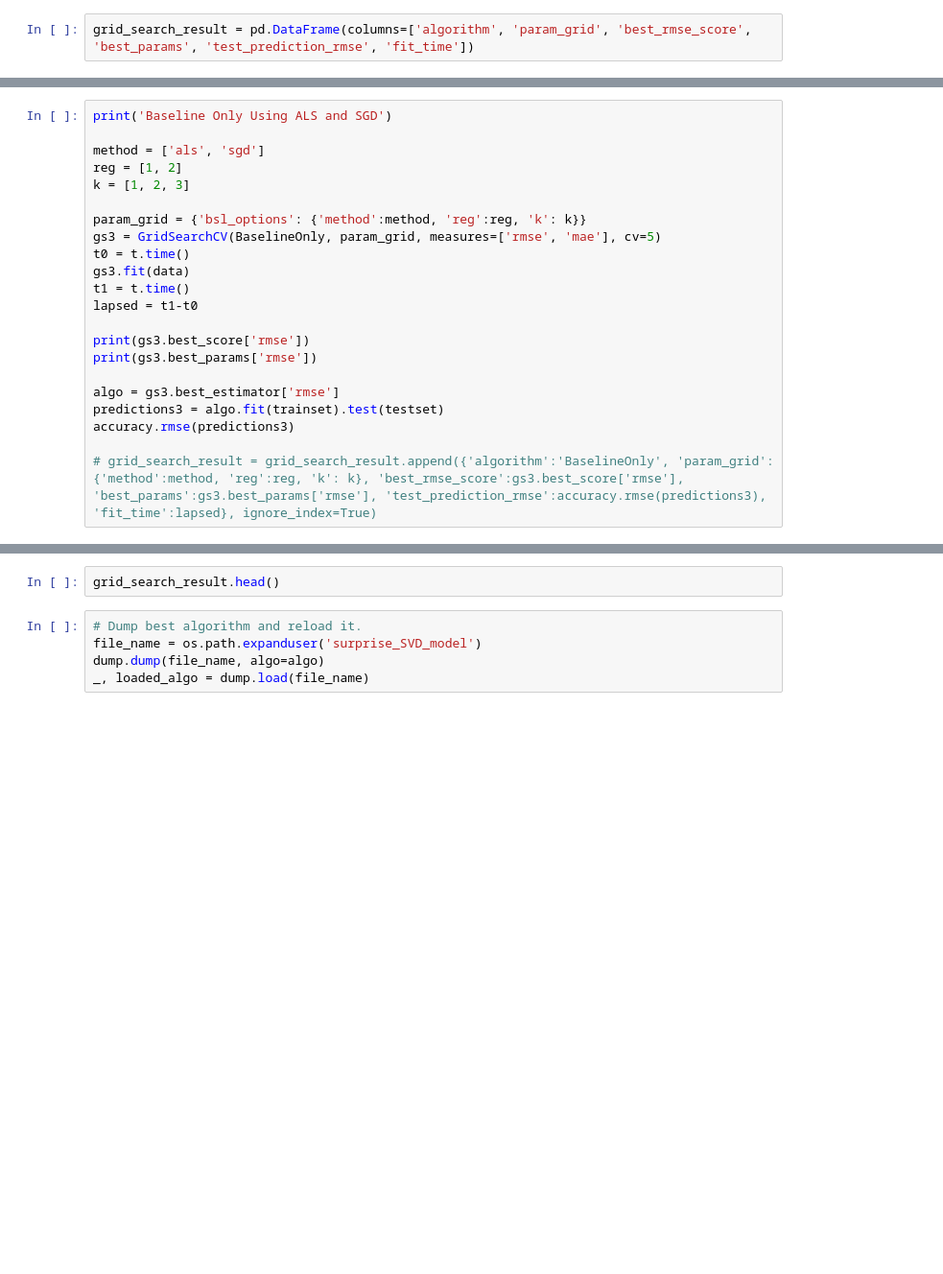
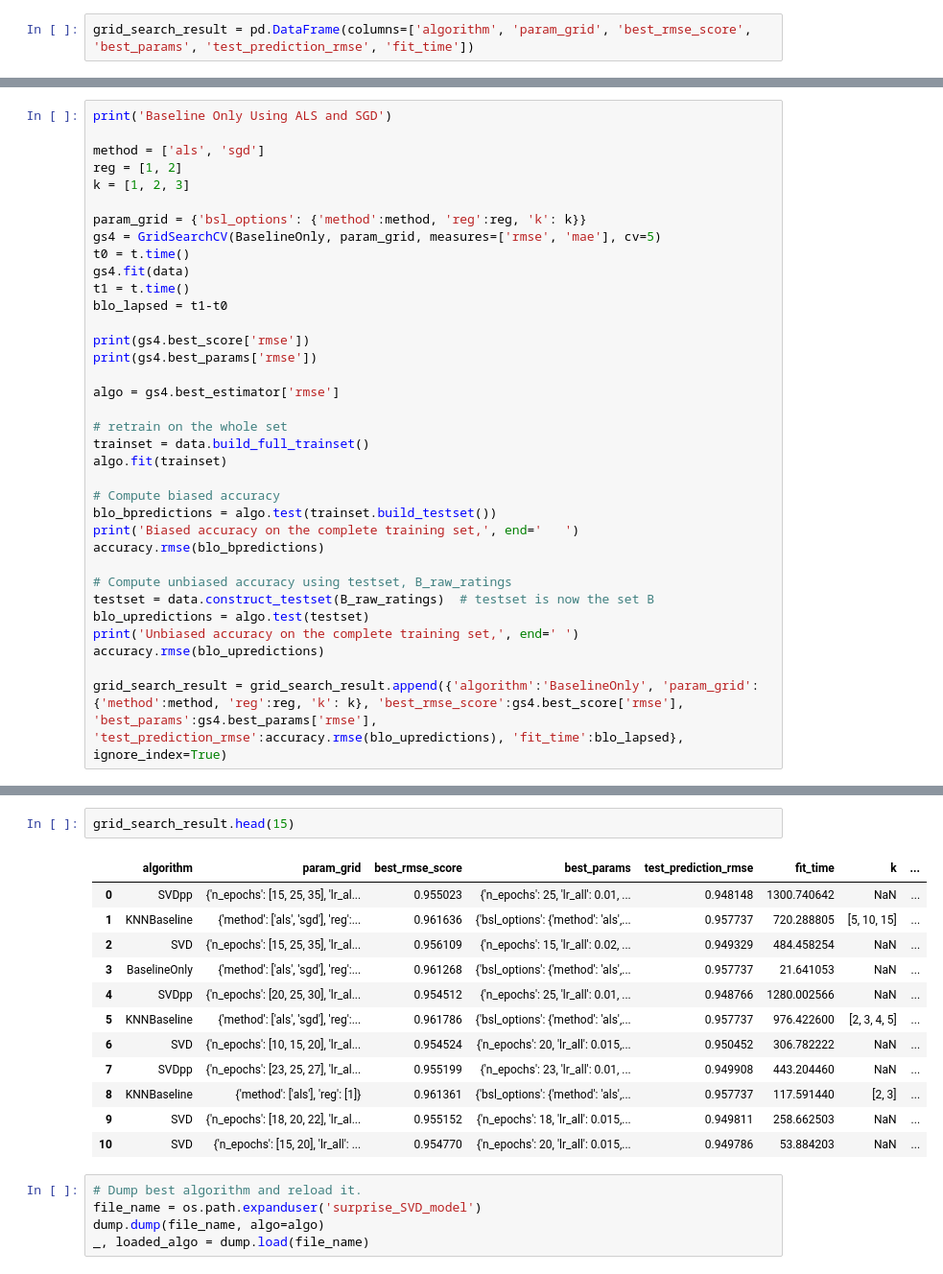
Before and after one commit to thomsu/TripAdvisor_Recommender, a Jupyter notebook: TripAdvisor Recommender.ipynb, the cells around one changed output, grey strips where cells are left out. Shown at 96% size. Cells and saved outputs as stored; diff of their text form; blank space fills up the shorter version.

```diff
--- a/TripAdvisor Recommender.ipynb
+++ b/TripAdvisor Recommender.ipynb
@@ -764,17 +1072,30 @@ reg = [1, 2]
 k = [1, 2, 3]
 
 param_grid = {'bsl_options': {'method':method, 'reg':reg, 'k': k}}
-gs3 = GridSearchCV(BaselineOnly, param_grid, measures=['rmse', 'mae'], cv=5)
+gs4 = GridSearchCV(BaselineOnly, param_grid, measures=['rmse', 'mae'], cv=5)
 t0 = t.time()
-gs3.fit(data)
+gs4.fit(data)
 t1 = t.time()
-lapsed = t1-t0
+blo_lapsed = t1-t0
 
-print(gs3.best_score['rmse'])
-print(gs3.best_params['rmse'])
+print(gs4.best_score['rmse'])
+print(gs4.best_params['rmse'])
 
-algo = gs3.best_estimator['rmse']
-predictions3 = algo.fit(trainset).test(testset)
-accuracy.rmse(predictions3)
+algo = gs4.best_estimator['rmse']
 
-# grid_search_result = grid_search_result.append({'algorithm':'BaselineOnly', 'param_grid':{'method':method, 'reg':reg, 'k': k}, 'best_rmse_score':gs3.best_score['rmse'], 'best_params':gs3.best_params['rmse'], 'test_prediction_rmse':accuracy.rmse(predictions3), 'fit_time':lapsed}, ignore_index=True)
+# retrain on the whole set
+trainset = data.build_full_trainset()
+algo.fit(trainset)
+
+# Compute biased accuracy
+blo_bpredictions = algo.test(trainset.build_testset())
+print('Biased accuracy on the complete training set,', end='   ')
+accuracy.rmse(blo_bpredictions)
+
+# Compute unbiased accuracy using testset, B_raw_ratings
+testset = data.construct_testset(B_raw_ratings)  # testset is now the set B
+blo_upredictions = algo.test(testset)
+print('Unbiased accuracy on the complete training set,', end=' ')
+accuracy.rmse(blo_upredictions)
+
+grid_search_result = grid_search_result.append({'algorithm':'BaselineOnly', 'param_grid':{'method':method, 'reg':reg, 'k': k}, 'best_rmse_score':gs4.best_score['rmse'], 'best_params':gs4.best_params['rmse'], 'test_prediction_rmse':accuracy.rmse(blo_upredictions), 'fit_time':blo_lapsed}, ignore_index=True)
@@ -781,5 +1120,18 @@ accuracy.rmse(predictions3)
 # %%
-grid_search_result.head()
+grid_search_result.head(15)
+# %% [output]
+|  | algorithm | param_grid | best_rmse_score | best_params | test_prediction_rmse | fit_time | k | ... |
+| 0 | SVDpp | {'n_epochs': [15, 25, 35], 'lr_al... | 0.955023 | {'n_epochs': 25, 'lr_all': 0.01, ... | 0.948148 | 1300.740642 | NaN | ... |
+| 1 | KNNBaseline | {'method': ['als', 'sgd'], 'reg':... | 0.961636 | {'bsl_options': {'method': 'als',... | 0.957737 | 720.288805 | [5, 10, 15] | ... |
+| 2 | SVD | {'n_epochs': [15, 25, 35], 'lr_al... | 0.956109 | {'n_epochs': 15, 'lr_all': 0.02, ... | 0.949329 | 484.458254 | NaN | ... |
+| 3 | BaselineOnly | {'method': ['als', 'sgd'], 'reg':... | 0.961268 | {'bsl_options': {'method': 'als',... | 0.957737 | 21.641053 | NaN | ... |
+| 4 | SVDpp | {'n_epochs': [20, 25, 30], 'lr_al... | 0.954512 | {'n_epochs': 25, 'lr_all': 0.01, ... | 0.948766 | 1280.002566 | NaN | ... |
+| 5 | KNNBaseline | {'method': ['als', 'sgd'], 'reg':... | 0.961786 | {'bsl_options': {'method': 'als',... | 0.957737 | 976.422600 | [2, 3, 4, 5] | ... |
+| 6 | SVD | {'n_epochs': [10, 15, 20], 'lr_al... | 0.954524 | {'n_epochs': 20, 'lr_all': 0.015,... | 0.950452 | 306.782222 | NaN | ... |
+| 7 | SVDpp | {'n_epochs': [23, 25, 27], 'lr_al... | 0.955199 | {'n_epochs': 23, 'lr_all': 0.01, ... | 0.949908 | 443.204460 | NaN | ... |
+| 8 | KNNBaseline | {'method': ['als'], 'reg': [1]} | 0.961361 | {'bsl_options': {'method': 'als',... | 0.957737 | 117.591440 | [2, 3] | ... |
+| 9 | SVD | {'n_epochs': [18, 20, 22], 'lr_al... | 0.955152 | {'n_epochs': 18, 'lr_all': 0.015,... | 0.949811 | 258.662503 | NaN | ... |
+| 10 | SVD | {'n_epochs': [15, 20], 'lr_all': ... | 0.954770 | {'n_epochs': 20, 'lr_all': 0.015,... | 0.949786 | 53.884203 | NaN | ... |
 # %%
 # Dump best algorithm and reload it.
 file_name = os.path.expanduser('surprise_SVD_model')
```
Also changed, not shown: parts of 45 cells of this notebook, 1 other file.
